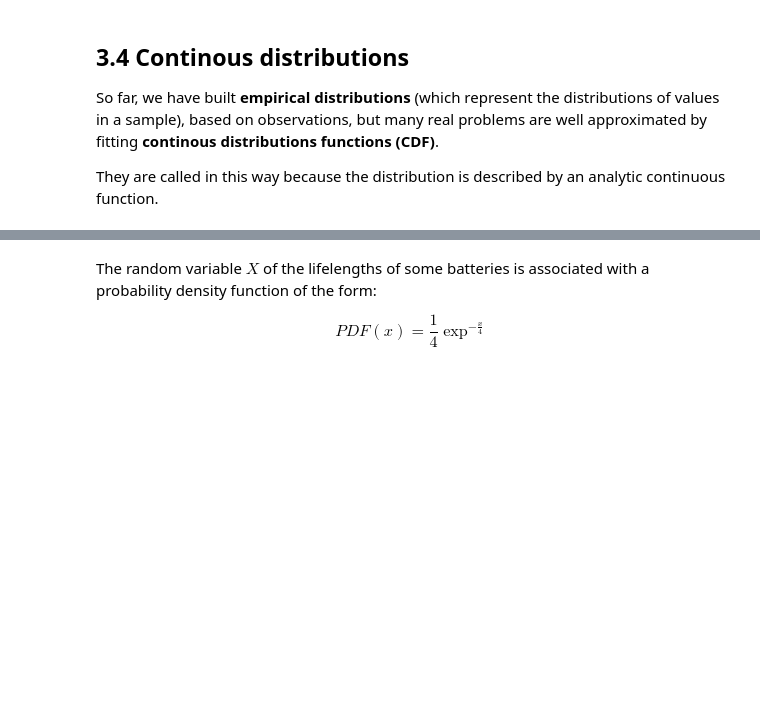
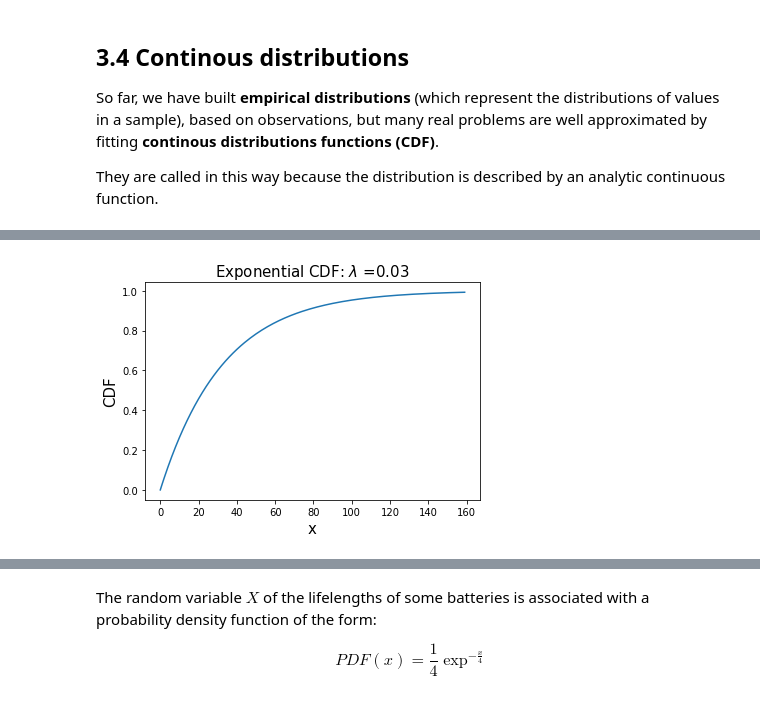
Before and after one commit to rogroc/Postgrau-Data-Science-UB, a Jupyter notebook: 6_ComputationalStatistics/6. Computational Statistics for Data Analysis IIpart.ipynb, the cells around one changed output, grey strips where cells are left out. Drawn from its saved outputs; the diff is of its cells as text; code cells hidden in the pictures; blank space fills up the shorter version.

```diff
--- a/6_ComputationalStatistics/6. Computational Statistics for Data Analysis IIpart.ipynb
+++ b/6_ComputationalStatistics/6. Computational Statistics for Data Analysis IIpart.ipynb
@@ -210,3 +299,18 @@ plt.show()
+# %%
+import numpy as np
+import matplotlib.pyplot as plt
+%matplotlib inline
+
+l = 0.030555555555555555
+x=np.arange(0,160,1)
+y= 1 - np.exp(-l*x)
+plt.plot(x,y,'-')
+plt.title('Exponential CDF: $\lambda$ =%.2f' % l ,fontsize=15)
+plt.xlabel('x',fontsize=15)
+plt.ylabel('CDF',fontsize=15)
+plt.show()
+# %% [output]
+[figure, added]
 # %%
 from __future__ import division
 import numpy as np
```
Also changed, not shown: parts of 47 cells of this notebook, 1 other file.
